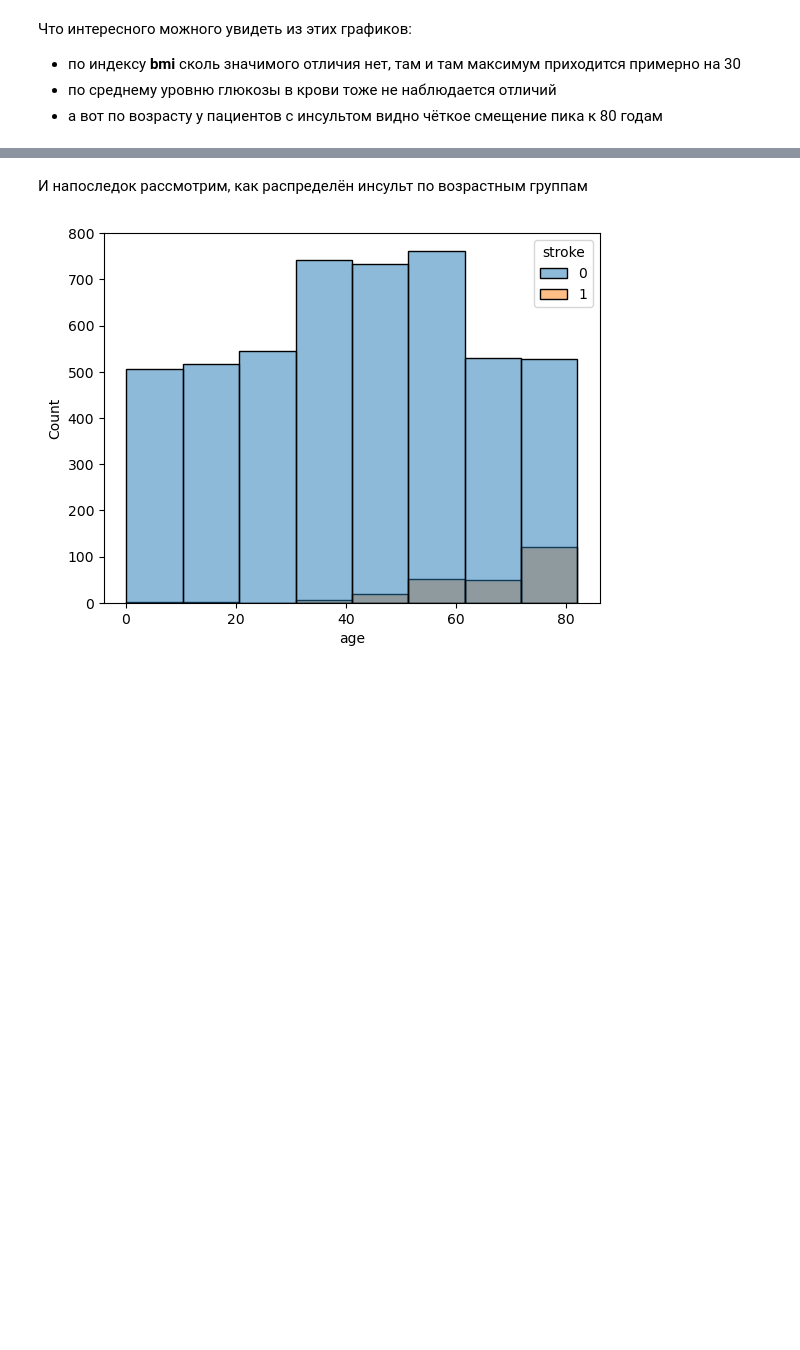
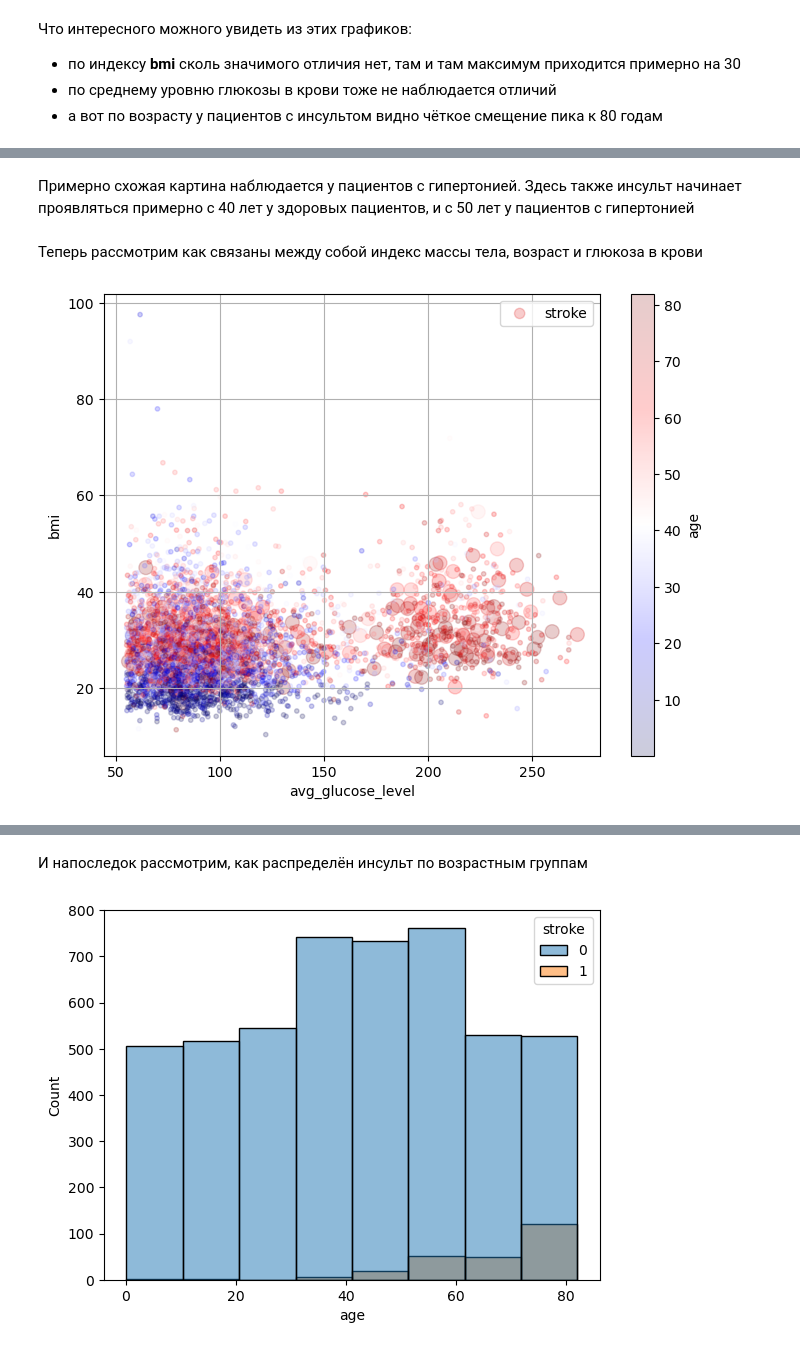
Before and after one commit to d-vitkovskiy/kaggle-projects, a Jupyter notebook: 1_brain_stroke/brain_stroke.ipynb, the cells around one changed output, grey strips where cells are left out. Saved outputs shown, nothing was run; the diff lists cells and outputs as text; code cells hidden in the pictures; blank space fills up the shorter version.

```diff
--- a/1_brain_stroke/brain_stroke.ipynb
+++ b/1_brain_stroke/brain_stroke.ipynb
@@ -328,0 +297,21 @@ plt.legend();
+# %% [markdown]
+Примерно схожая картина наблюдается у пациентов с гипертонией. Здесь также инсульт начинает проявляться примерно с 40 лет у здоровых пациентов, и с 50 лет у пациентов с гипертонией
+# %% [markdown]
+Теперь рассмотрим как связаны между собой индекс массы тела, возраст и глюкоза в крови
+# %%
+stroke.plot(
+    kind='scatter',
+    x='avg_glucose_level',
+    y='bmi',
+    alpha=0.2,
+    label='stroke',
+    figsize=(8,6),
+    c='age',
+    s=stroke.stroke.map(lambda x: 100 if x else 10),
+    cmap='seismic',
+    colorbar=True,
+    grid=True,
+    sharex=False)
+plt.legend();
+# %% [output]
+[figure, added]
```
Also changed, not shown: parts of 371 cells of this notebook.
